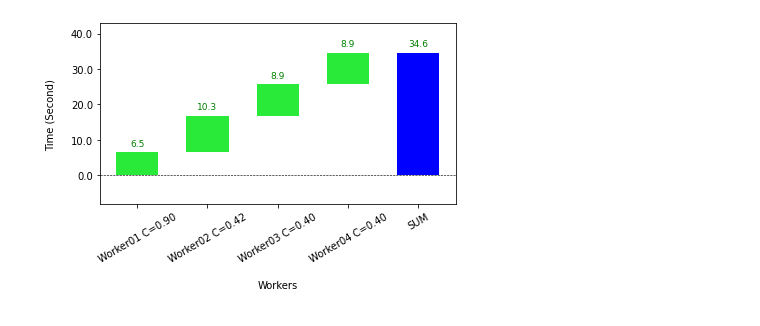
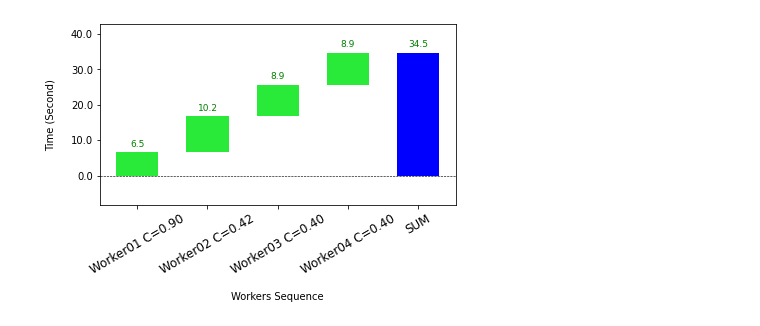
Before and after one commit to gibsonx/CE888, a Jupyter notebook: Duration_Calculate.ipynb, the cells around one changed output. Saved outputs shown, nothing was run; the diff lists cells and outputs as text; code cells hidden in the pictures.

```diff
--- a/Duration_Calculate.ipynb
+++ b/Duration_Calculate.ipynb
@@ -34,5 +28,6 @@ waterfall_chart.plot(a, b,net_label='SUM',y_lab="Time (Second)",x_lab="Workers",
 # %%
 a = ['Worker01 C=0.90','Worker02 C=0.42','Worker03 C=0.40','Worker04 C=0.40']
-b = [6.5,10.3,8.9,8.9]
-waterfall_chart.plot(a, b,net_label='SUM',threshold=0.5,y_lab="Time (Second)",x_lab="Workers",blue_color="blue")
+b = [6.5,10.2,8.9,8.9]
+waterfall_chart.plot(a, b,net_label='SUM',threshold=0.5,y_lab="Time (Second)",x_lab="Workers Sequence",blue_color="blue")
+plt.xticks(fontsize=12)
 # %% [output]
@@ -40 +35 @@ waterfall_chart.plot(a, b,net_label='SUM',threshold=0.5,y_lab="Time (Second)",x_
-[figure, old version]
+[figure, new version]
```
Also changed, not shown: parts of 4 cells of this notebook.
